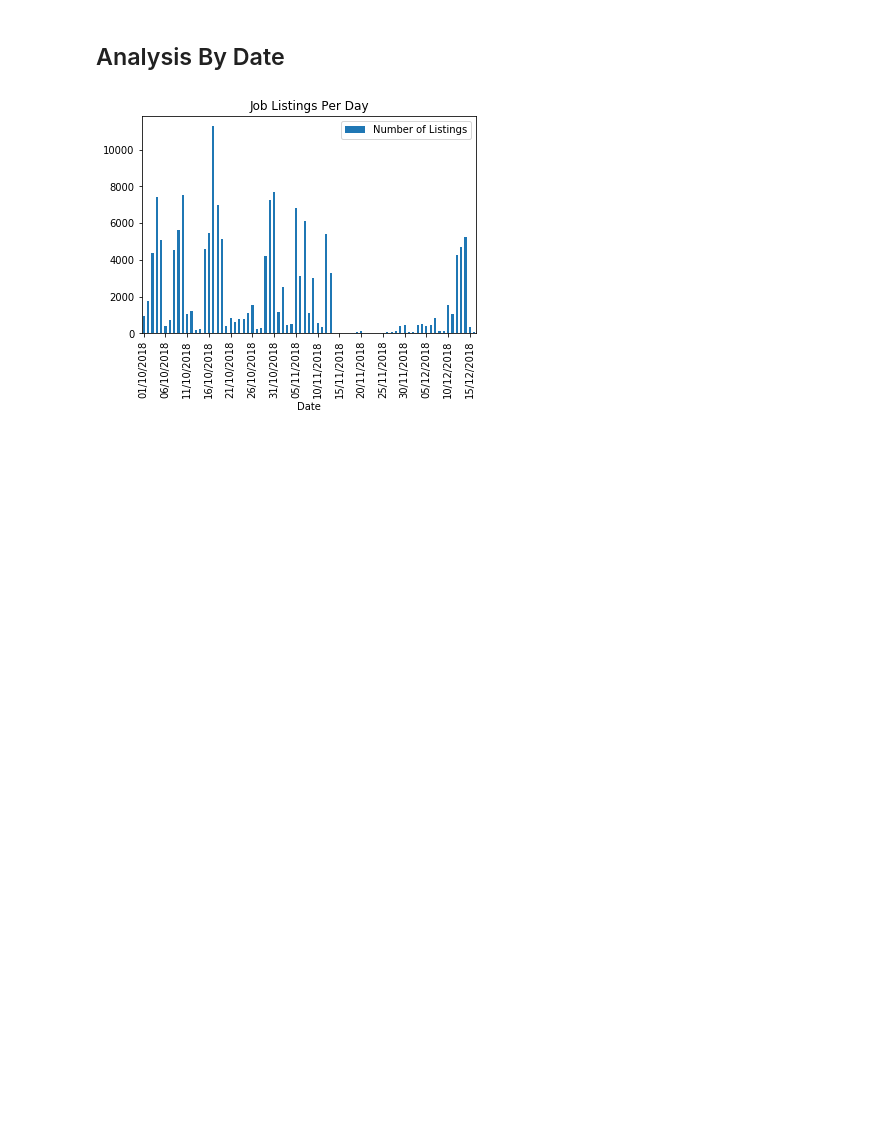
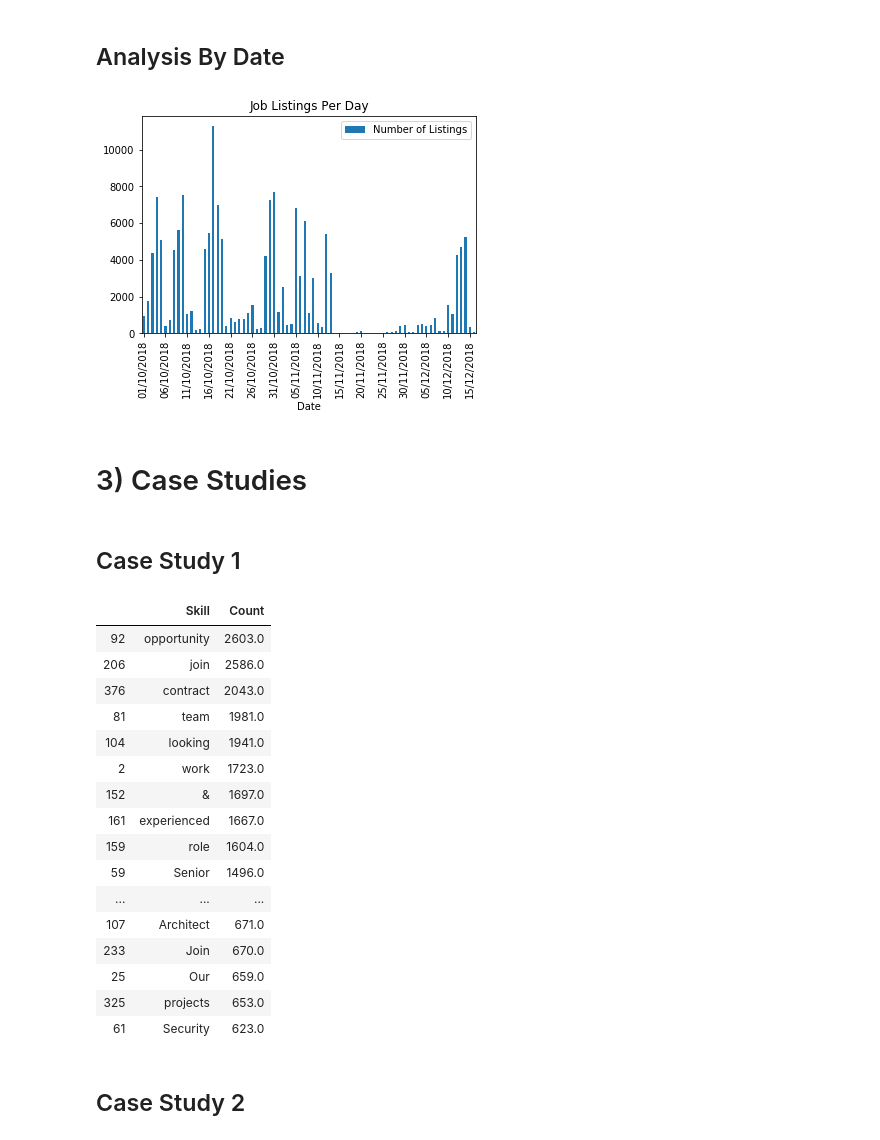
Before and after one commit to RyanWillie/Big-Data-Assignment, a Jupyter notebook: Notebook.ipynb, the cells around one changed output. Cells and saved outputs as stored; diff of their text form; code cells hidden in the pictures; blank space fills up the shorter version.

```diff
--- a/Notebook.ipynb
+++ b/Notebook.ipynb
@@ -339,3 +343,55 @@ ax.set_xlabel("Date")
 plt.show()
 # %% [output]
 [figure]
+# %% [markdown]
+# 3) Case Studies
+# %% [markdown]
+## Case Study 1
+# %%
+comsci = df[df['Classification'] == "Information & Communication Technology"]
+stopw = ["+", "", "-", "|","i","me","my","myself","we","our","ours","ourselves","you","your","yours","yourself","yourselves","he","him","his","himself","she","her","hers","herself","it","its","itself","they","them","their","theirs","themselves","what","which","who","whom","this","that","these","those","am","is","are","was","were","be","been","being","have","has","had","having","do","does","did","doing","a","an","the","and","but","if","or","because","as","until","while","of","at","by","for","with","about","against","between","into","through","during","before","after","above","below","to","from","up","down","in","out","on","off","over","under","again","further","then","once","here","there","when","where","why","how","all","any","both","each","few","more","most","other","some","such","no","nor","not","only","own","same","so","than","too","very","s","t","can","will","just","don","should","now"]
+# %%
+#get vector of all words in requirements
+listSkills = []
+comsci['Requirement'].fillna("").astype('str')
+for s in comsci['Requirement']:
+    if pd.isnull(s):
+        continue
+    tokens = s.split(' ')
+    for t in tokens:
+        if t not in listSkills and t not in stopw:
+            listSkills.append(t)
+# %%
+#count the occurance of each word (skill)
+countSkills = np.zeros(len(listSkills))
+for s in comsci['Requirement']:
+    if pd.isnull(s):
+        continue
+    tokens = s.split(' ')
+    for t in tokens:
+        if t in listSkills:
+            countSkills[listSkills.index(t)] += 1
+# %%
+skills = pd.DataFrame(list(zip(listSkills, countSkills)), columns =['Skill', 'Count'])
+
+skills.sort_values(by="Count", ascending = False).head(50)
+# %% [output]
+|  | Skill | Count |
+| 92 | opportunity | 2603.0 |
+| 206 | join | 2586.0 |
+| 376 | contract | 2043.0 |
+| 81 | team | 1981.0 |
+| 104 | looking | 1941.0 |
+| 2 | work | 1723.0 |
+| 152 | & | 1697.0 |
+| 161 | experienced | 1667.0 |
+| 159 | role | 1604.0 |
+| 59 | Senior | 1496.0 |
+| ... | ... | ... |
+| 107 | Architect | 671.0 |
+| 233 | Join | 670.0 |
+| 25 | Our | 659.0 |
+| 325 | projects | 653.0 |
+| 61 | Security | 623.0 |
+# %% [markdown]
+## Case Study 2
```
Also changed, not shown: parts of 4 cells of this notebook.
